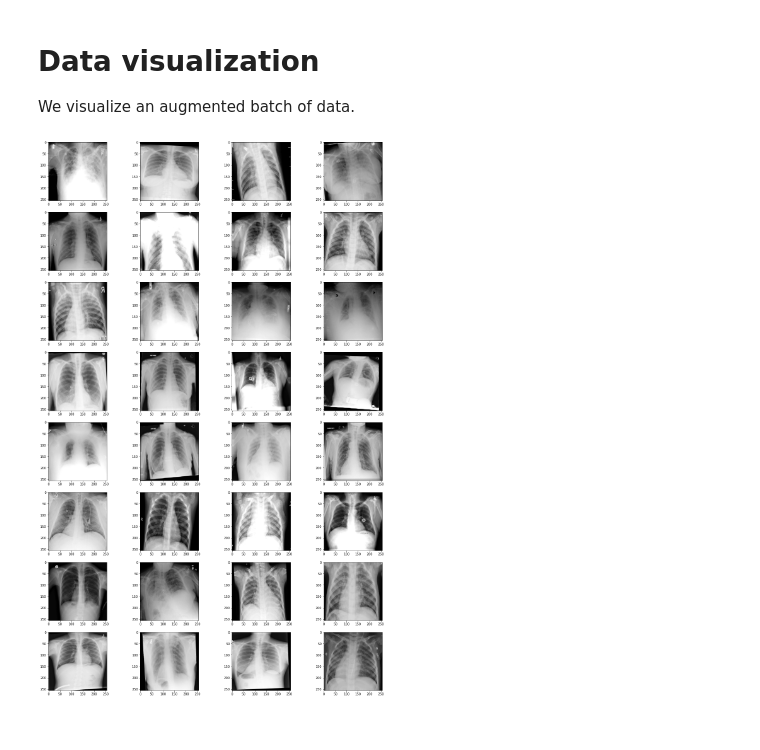
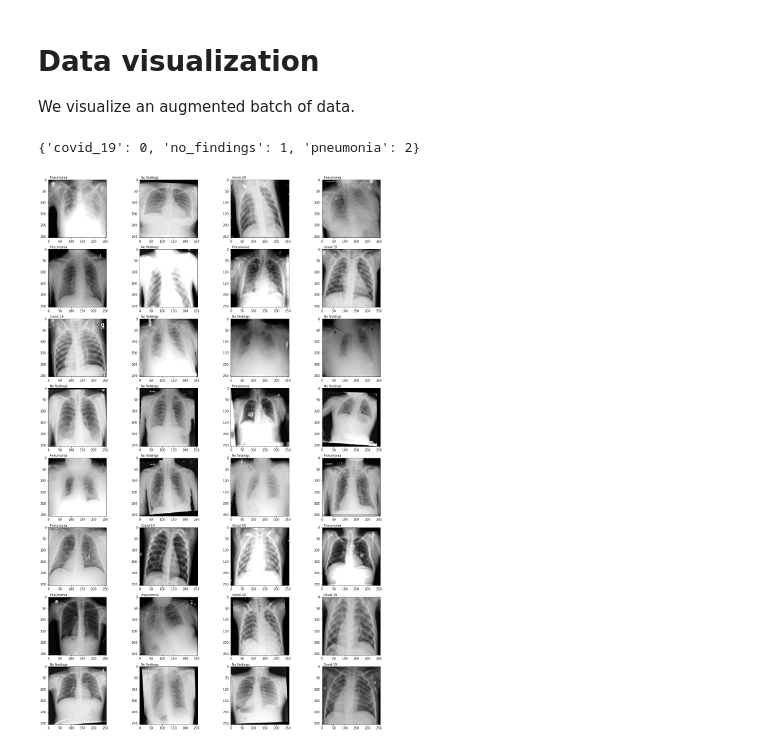
Before and after one commit to SonOf1998/COVID-19_detection_in_lungs, a Jupyter notebook: COVIDDetector.ipynb, the cells around one changed output. Saved outputs shown, nothing was run; the diff lists cells and outputs as text; code cells hidden in the pictures.

Commit message:
Added labels to plotted images

```diff
--- a/COVIDDetector.ipynb
+++ b/COVIDDetector.ipynb
@@ -145,25 +145,40 @@ We visualize an augmented batch of data.
 # %%
 import numpy as np
 
-xrays = train_iter.next()[0]    # Get the first batch of preprocessed images
+iter = train_iter.next()    # Get the first batch of preprocessed images
+xrays = iter[0]
 xrays = np.squeeze(xrays, axis=3)   # Get appropriate shape for plotting
+labels = iter[1]  # One-hot encoding:
+                  # [1, 0, 0] - covid_19,
+                  # [0, 1, 0] - no_findings,
+                  # [0, 0, 1] - pneumonia
+# %%
+train_iter.class_indices
+# %% [output]
+{'covid_19': 0, 'no_findings': 1, 'pneumonia': 2}
 # %%
 import matplotlib.pyplot as plt
 import matplotlib.image as mpimg
 
 ncols = 4 # Preferred amount of columns
 nrows = int(np.ceil(xrays.shape[0]/ncols)) # Calculate num of rows based on batch size
 
 fig = plt.gcf()
 fig.set_size_inches(ncols * 5, nrows * 4)
 
 # Plot
 for i, img in enumerate(xrays):
   sp = plt.subplot(nrows, ncols, i + 1)
   plt.imshow(img, cmap='gray')
+  if(labels[i][0] == 1):
+    plt.text(x = 5, y = -5, s='Covid-19')
+  elif(labels[i][1] == 1):
+    plt.text(x = 5, y = -5, s='No findings')
+  elif(labels[i][2] == 1):
+    plt.text(x = 5, y = -5, s='Pneumonia')
 plt.show()
 # %% [output]
-[figure, old version]
+[figure, new version]
 # %%
 # Reset the iterator
 train_iter.reset()
```
